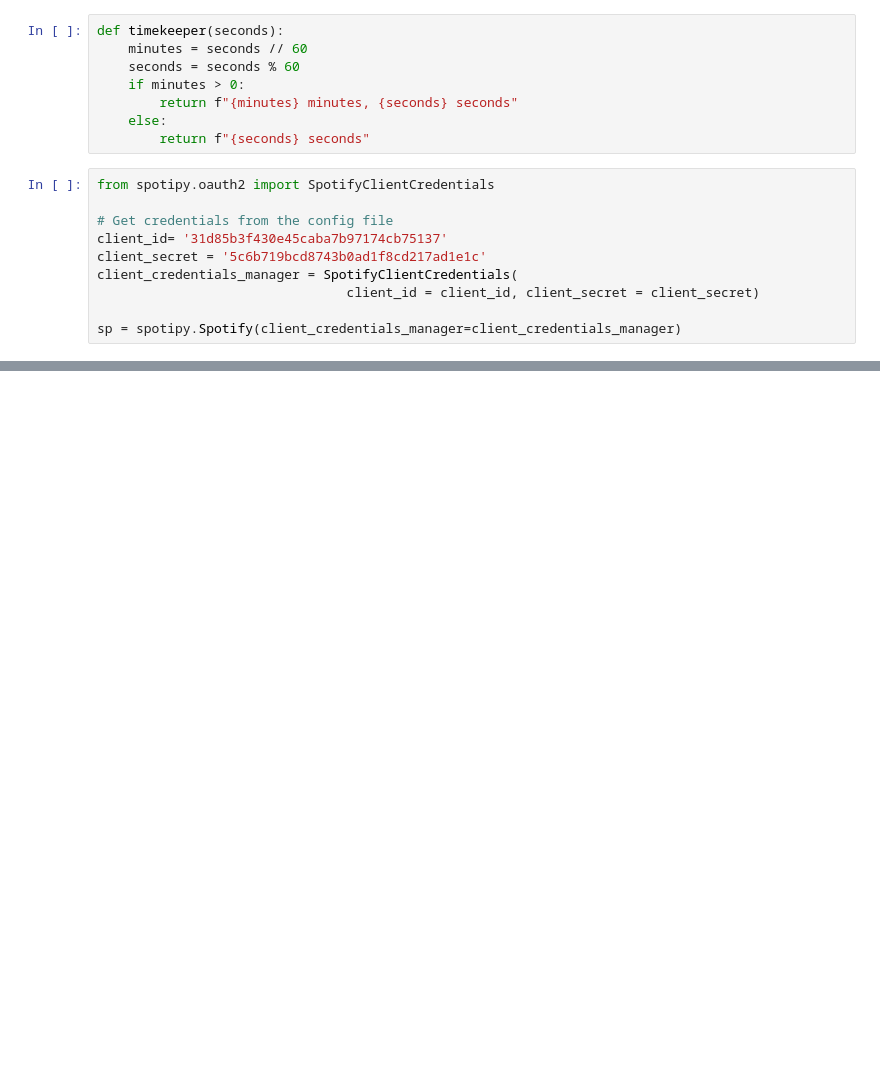
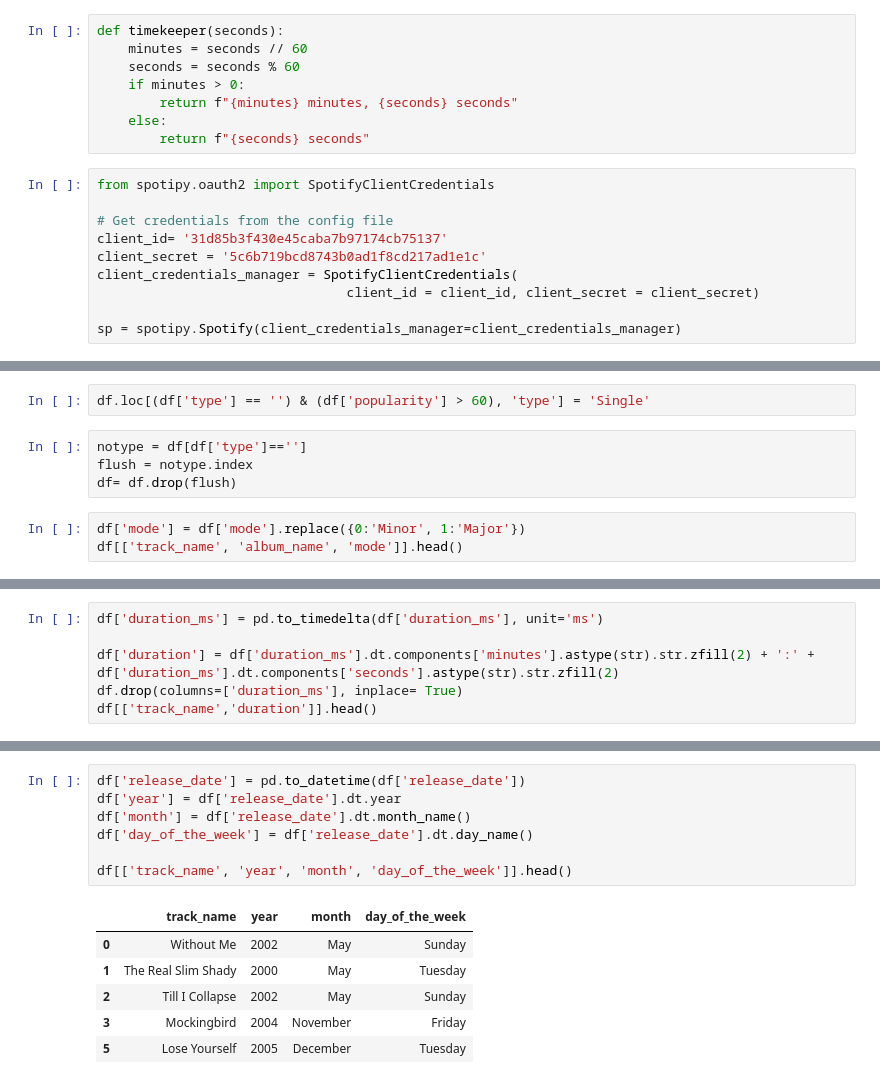
Before and after one commit to chik0di/spotify.dump, a Jupyter notebook: Eminem/shady.ipynb, the cells around one changed output, grey strips where cells are left out. Cells and saved outputs as stored; diff of their text form; blank space fills up the shorter version.

```diff
--- a/Eminem/shady.ipynb
+++ b/Eminem/shady.ipynb
@@ -250,0 +254,9 @@ shady['type'] = np.select(conditions, choices, default='')
+# %%
+df.loc[(df['type'] == '') & (df['popularity'] > 60), 'type'] = 'Single'
+# %%
+notype = df[df['type']=='']
+flush = notype.index
+df= df.drop(flush)
+# %%
+df['mode'] = df['mode'].replace({0:'Minor', 1:'Major'})
+df[['track_name', 'album_name', 'mode']].head()
@@ -250,0 +270,6 @@ shady['type'] = np.select(conditions, choices, default='')
+# %%
+df['duration_ms'] = pd.to_timedelta(df['duration_ms'], unit='ms')
+
+df['duration'] = df['duration_ms'].dt.components['minutes'].astype(str).str.zfill(2) + ':' + df['duration_ms'].dt.components['seconds'].astype(str).str.zfill(2)
+df.drop(columns=['duration_ms'], inplace= True)
+df[['track_name','duration']].head()
@@ -250,0 +283,14 @@ shady['type'] = np.select(conditions, choices, default='')
+# %%
+df['release_date'] = pd.to_datetime(df['release_date'])
+df['year'] = df['release_date'].dt.year
+df['month'] = df['release_date'].dt.month_name()
+df['day_of_the_week'] = df['release_date'].dt.day_name()
+
+df[['track_name', 'year', 'month', 'day_of_the_week']].head()
+# %% [output]
+|  | track_name | year | month | day_of_the_week |
+| 0 | Without Me | 2002 | May | Sunday |
+| 1 | The Real Slim Shady | 2000 | May | Tuesday |
+| 2 | Till I Collapse | 2002 | May | Sunday |
+| 3 | Mockingbird | 2004 | November | Friday |
+| 5 | Lose Yourself | 2005 | December | Tuesday |
```
Also changed, not shown: parts of 14 cells of this notebook.
